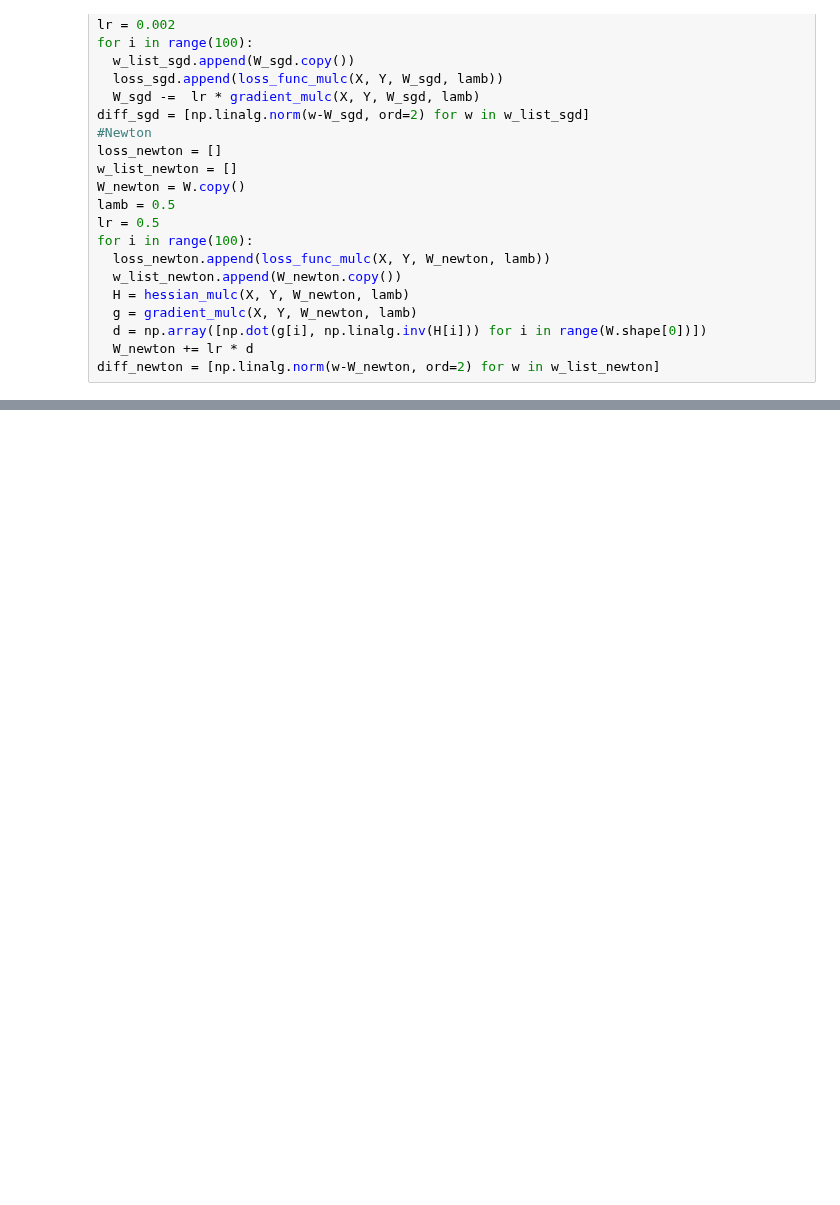
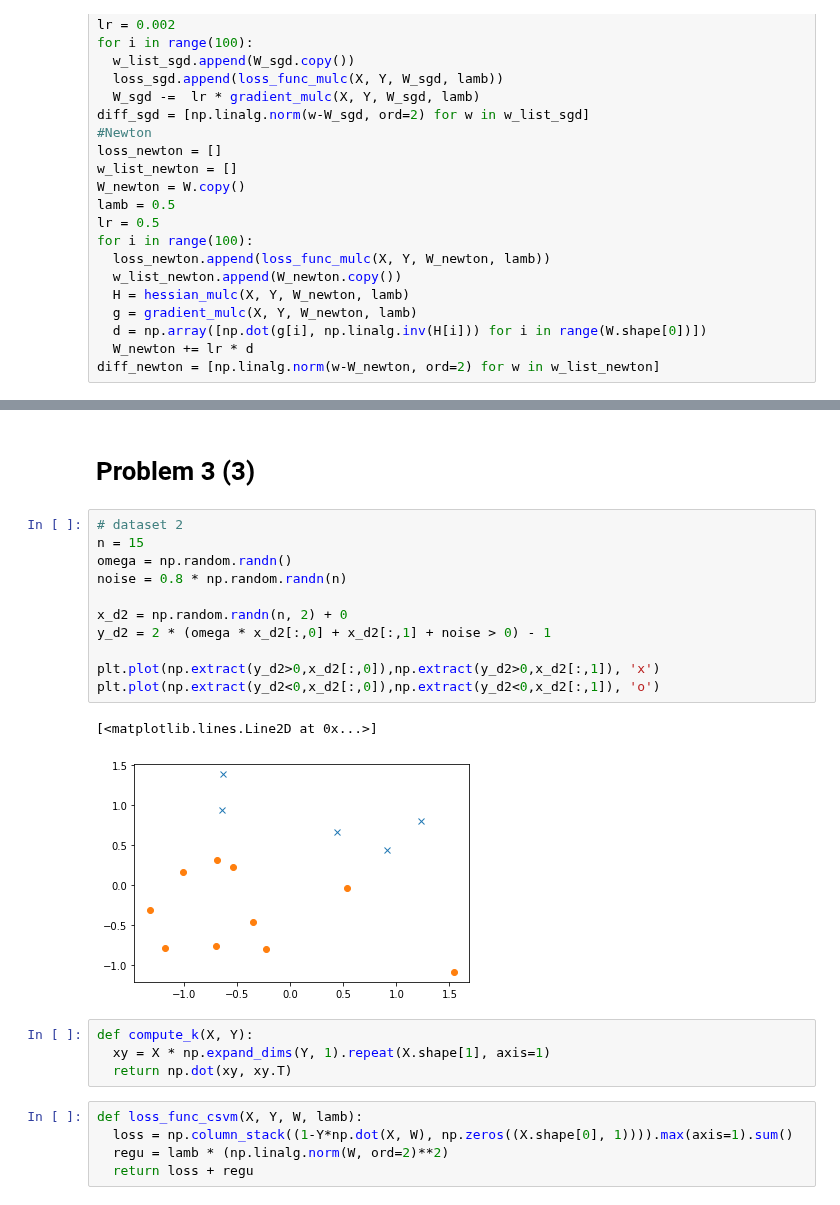
Before and after one commit to singwang-cn/The_first_pattern_recognition, a Jupyter notebook: advanced_ml_mid_assignment.ipynb, the cells around one changed output, grey strips where cells are left out. Cells and saved outputs as stored; diff of their text form; blank space fills up the shorter version.

```diff
--- a/advanced_ml_mid_assignment.ipynb
+++ b/advanced_ml_mid_assignment.ipynb
@@ -167,0 +168,25 @@ plt.legend()
+# %% [markdown]
+# Problem 3 (3)
+# %%
+# dataset 2
+n = 15
+omega = np.random.randn()
+noise = 0.8 * np.random.randn(n)
+
+x_d2 = np.random.randn(n, 2) + 0
+y_d2 = 2 * (omega * x_d2[:,0] + x_d2[:,1] + noise > 0) - 1
+
+plt.plot(np.extract(y_d2>0,x_d2[:,0]),np.extract(y_d2>0,x_d2[:,1]), 'x')
+plt.plot(np.extract(y_d2<0,x_d2[:,0]),np.extract(y_d2<0,x_d2[:,1]), 'o')
+# %% [output]
+[<matplotlib.lines.Line2D at 0x...>]
+[figure, added]
+# %%
+def compute_k(X, Y):
+  xy = X * np.expand_dims(Y, 1).repeat(X.shape[1], axis=1)
+  return np.dot(xy, xy.T)
+# %%
+def loss_func_csvm(X, Y, W, lamb):
+  loss = np.column_stack((1-Y*np.dot(X, W), np.zeros((X.shape[0], 1)))).max(axis=1).sum()
+  regu = lamb * (np.linalg.norm(W, ord=2)**2)
+  return loss + regu
```
Also changed, not shown: parts of 15 cells of this notebook.
